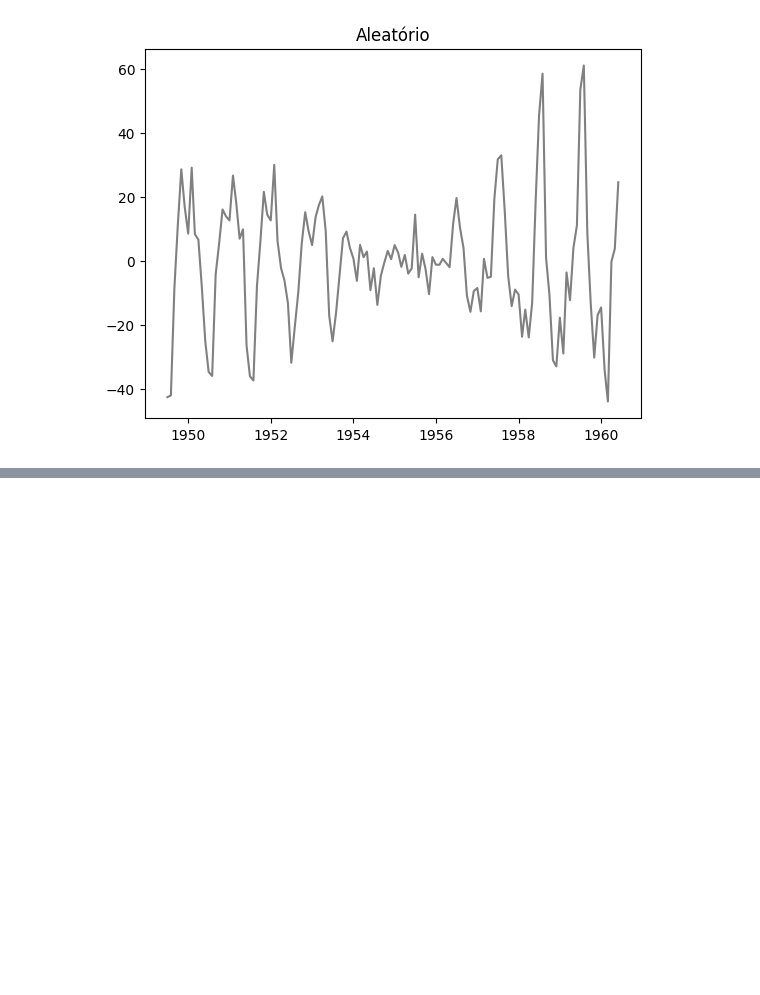
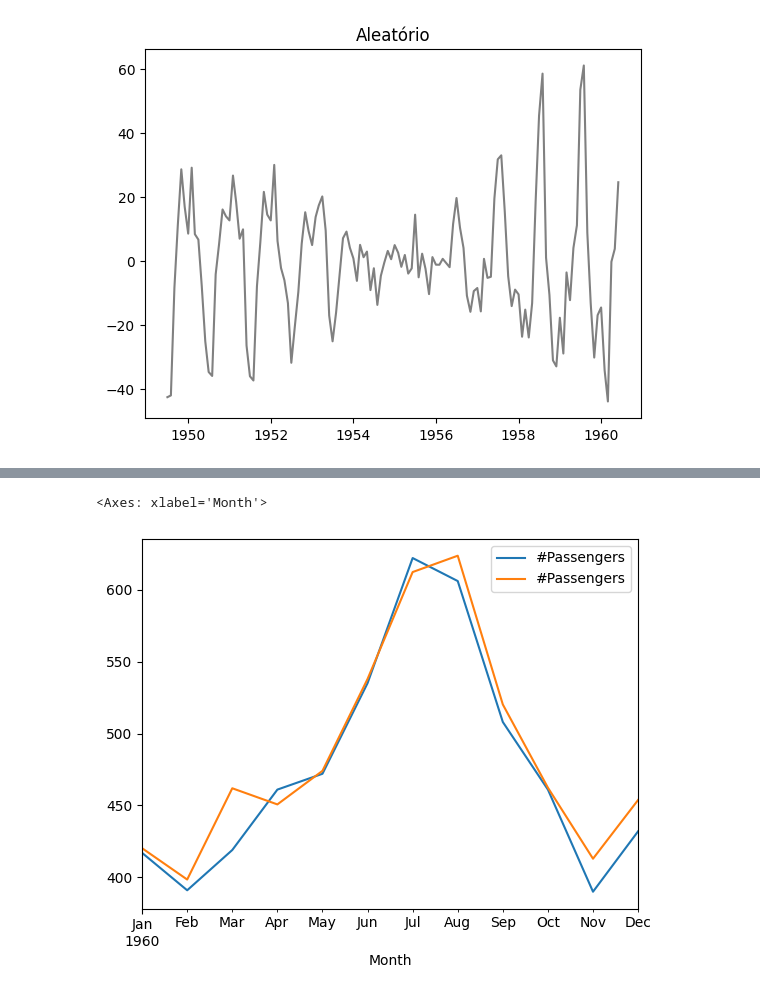
Before and after one commit to marianatiele/Estudos_AM_Projetos, a Jupyter notebook: 3_Seres_Temporais.ipynb, the cells around one changed output, grey strips where cells are left out. Saved outputs shown, nothing was run; the diff lists cells and outputs as text; code cells hidden in the pictures; blank space fills up the shorter version.

```diff
--- a/3_Seres_Temporais.ipynb
+++ b/3_Seres_Temporais.ipynb
@@ -285,0 +315,4 @@ plt.plot(base)
+# %%
+#Separando treino de teste
+treino = st['1949-01-01':'1959-12-01']
+teste = st['1960-01-01':]
@@ -285,0 +339,3 @@ plt.plot(base)
+# %%
+#Treinando o modelo
+stats_model.fit(treino)
@@ -285,0 +345,4 @@ plt.plot(base)
+# %%
+#Previsão
+previsao = stats_model.predict(n_periods=12)
+previsao
@@ -285,0 +363,8 @@ plt.plot(base)
+# %%
+previsao = pd.DataFrame(previsao, index= teste.index, columns=['#Passengers'])
+# %%
+#Visualizando o que o modelo prever e o que temos nos dados
+pd.concat([teste, previsao], axis=1).plot()
+# %% [output]
+<Axes: xlabel='Month'>
+[figure, added]
```
Also changed, not shown: parts of 11 cells of this notebook.
